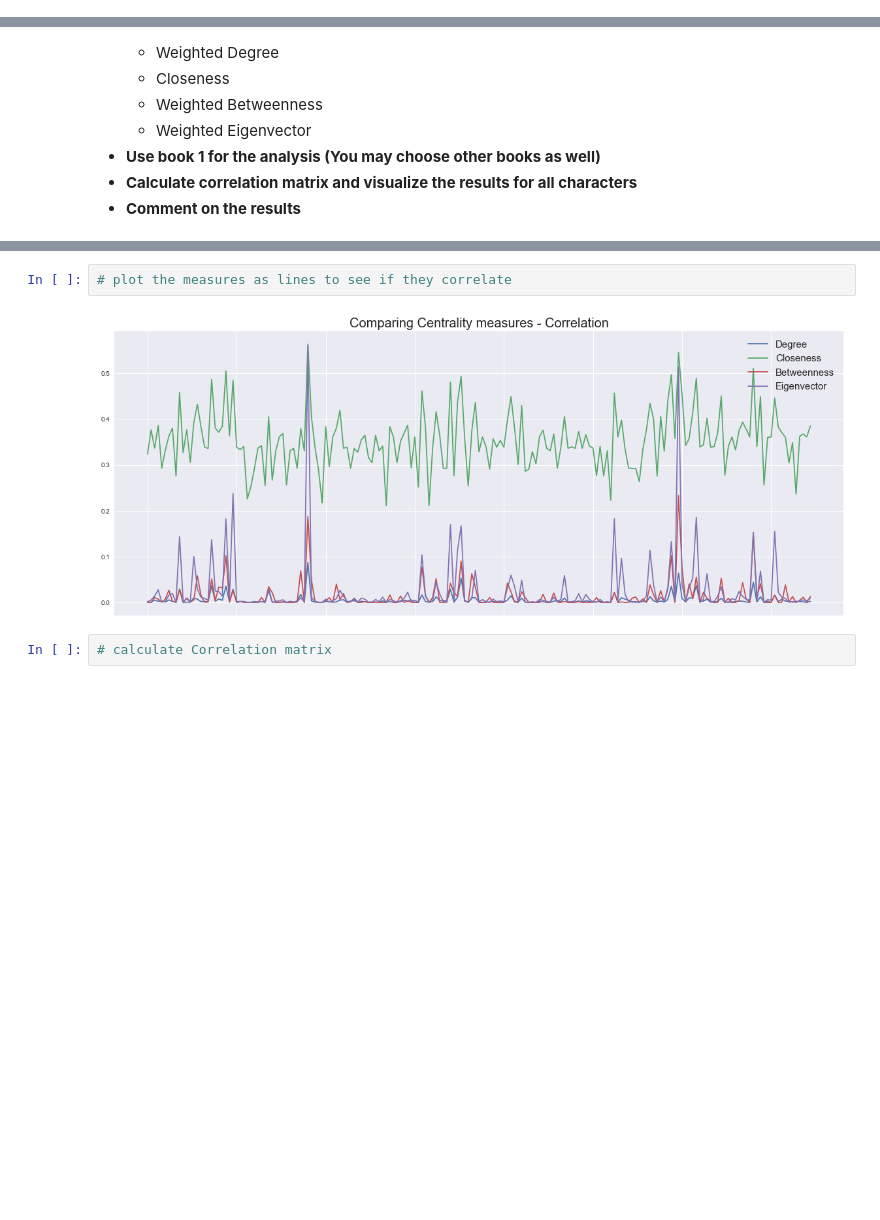
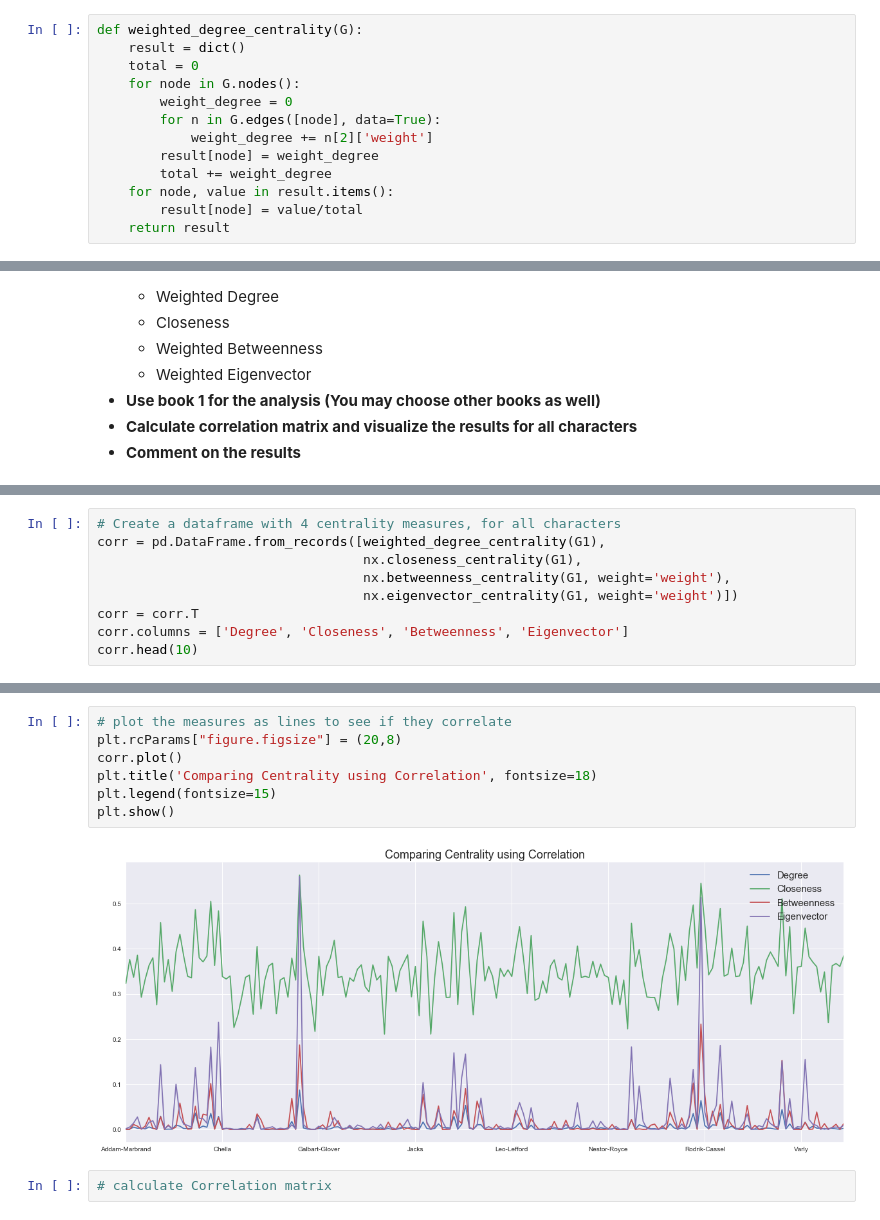
Before and after one commit to MissAle17/dsc-3-28-09-graph-dynamics-node-centrality-lab-online-ds-sp-000, a Jupyter notebook: index.ipynb, the cells around one changed output, grey strips where cells are left out. Saved outputs shown, nothing was run; the diff lists cells and outputs as text; blank space fills up the shorter version.

```diff
--- a/index.ipynb
+++ b/index.ipynb
@@ -184,3 +180,16 @@ def weighted_degree_centrality(G):
+# %%
+def weighted_degree_centrality(G):
+    result = dict()
+    total = 0
+    for node in G.nodes():
+        weight_degree = 0
+        for n in G.edges([node], data=True):
+            weight_degree += n[2]['weight']
+        result[node] = weight_degree
+        total += weight_degree
+    for node, value in result.items():
+        result[node] = value/total
+    return result
 # %%
 # Uncomment below to run
 
@@ -290,0 +296,9 @@ Well, lets find out.
+# %%
+# Create a dataframe with 4 centrality measures, for all characters
+corr = pd.DataFrame.from_records([weighted_degree_centrality(G1),
+                                  nx.closeness_centrality(G1),
+                                  nx.betweenness_centrality(G1, weight='weight'),
+                                  nx.eigenvector_centrality(G1, weight='weight')])
+corr = corr.T
+corr.columns = ['Degree', 'Closeness', 'Betweenness', 'Eigenvector']
+corr.head(10)
@@ -291,7 +317,12 @@ Well, lets find out.
 # %%
 # plot the measures as lines to see if they correlate
+plt.rcParams["figure.figsize"] = (20,8)
+corr.plot()
+plt.title('Comparing Centrality using Correlation', fontsize=18)
+plt.legend(fontsize=15)
+plt.show()
 # %% [output]
-[figure, old version]
+[figure, new version]
 # %%
 # calculate Correlation matrix
 # %% [output]
```
Also changed, not shown: parts of 31 cells of this notebook.
